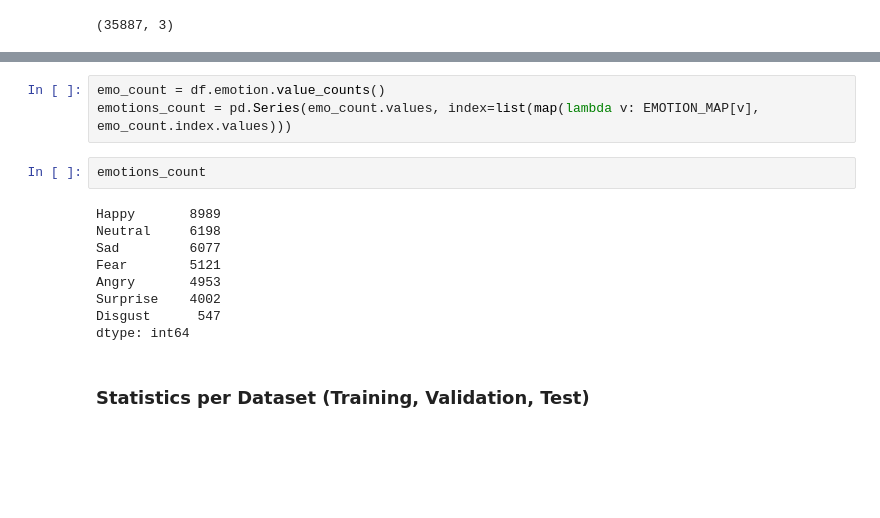
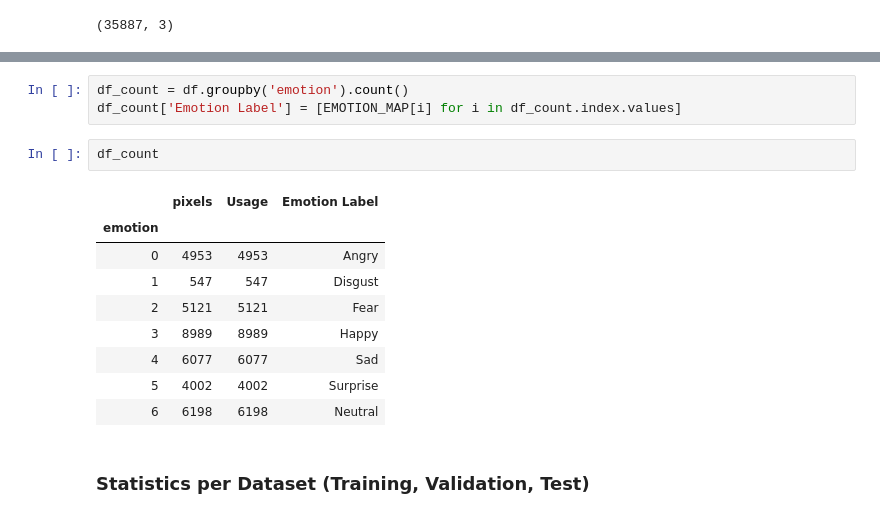
Before and after one commit to alanderex/The-Learning-Machine, a Jupyter notebook: fer2013/FER-Exploratory.ipynb, the cells around one changed output, grey strips where cells are left out. Saved outputs shown, nothing was run; the diff lists cells and outputs as text; blank space fills up the shorter version.

```diff
--- a/fer2013/FER-Exploratory.ipynb
+++ b/fer2013/FER-Exploratory.ipynb
@@ -85,17 +95,18 @@ for index in sample:
-# %%
-emo_count = df.emotion.value_counts()
-emotions_count = pd.Series(emo_count.values, index=list(map(lambda v: EMOTION_MAP[v], emo_count.index.values)))
-# %%
-emotions_count
-# %% [output]
-Happy       8989
-Neutral     6198
-Sad         6077
-Fear        5121
-Angry       4953
-Surprise    4002
-Disgust      547
-dtype: int64
+# %%
+df_count = df.groupby('emotion').count()
+df_count['Emotion Label'] = [EMOTION_MAP[i] for i in df_count.index.values]
+# %%
+df_count
+# %% [output]
+|  | pixels | Usage | Emotion Label |
+| emotion |  |  |  |
+| 0 | 4953 | 4953 | Angry |
+| 1 | 547 | 547 | Disgust |
+| 2 | 5121 | 5121 | Fear |
+| 3 | 8989 | 8989 | Happy |
+| 4 | 6077 | 6077 | Sad |
+| 5 | 4002 | 4002 | Surprise |
+| 6 | 6198 | 6198 | Neutral |
 # %% [markdown]
 ### Statistics per Dataset (Training, Validation, Test)
 # %%
```
Also changed, not shown: parts of 16 cells of this notebook.
